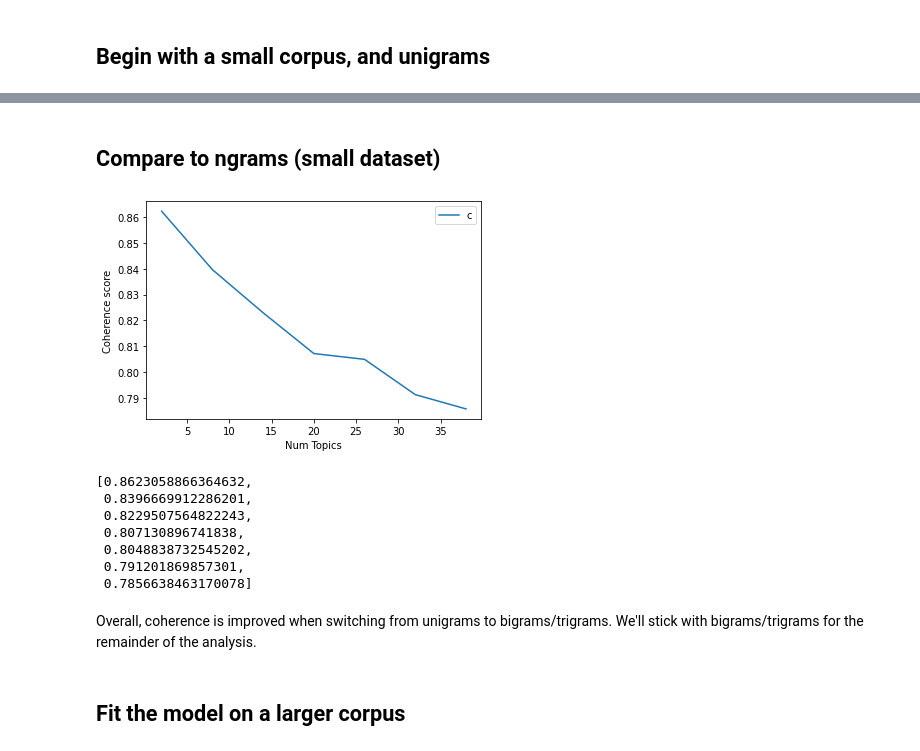
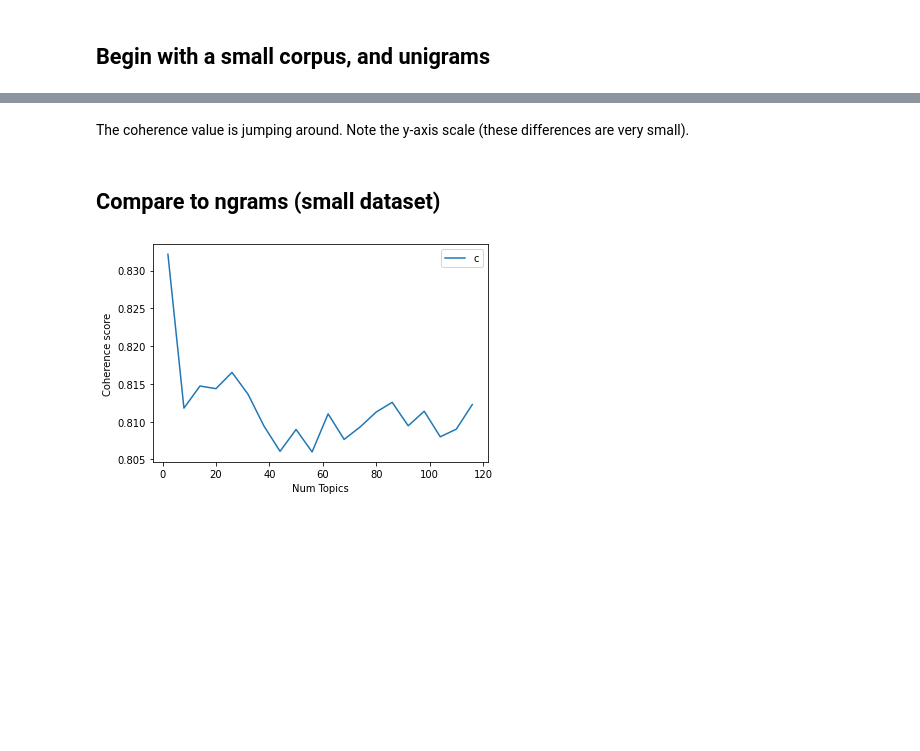
Before and after one commit to sanjibg01/CS410-project-team-trailblazers, a Jupyter notebook: topic_modeling.ipynb, the cells around one changed output, grey strips where cells are left out. Cells and saved outputs as stored; diff of their text form; code cells hidden in the pictures; blank space fills up the shorter version.

Commit message:
md_preprocess abstracts some progress

```diff
--- a/topic_modeling.ipynb
+++ b/topic_modeling.ipynb
@@ -24,5 +38,7 @@ mod.set_texts()
 mod.set_dictionary()
 mod.set_corpus()
 
-start = 2; stop = 40; step = 6
+start = 2; stop = 120; step = 6
 model_list, coherence_values = mod.optimal_model_search(start, stop, step)
+
+mod.plot_model_search_results(coherence_values, start, stop, step)
@@ -45,25 +47,10 @@ coherence_values
+# %% [markdown]
+The coherence value is jumping around. Note the y-axis scale (these differences are very small).
 # %% [markdown]
 ## Compare to ngrams (small dataset)
 # %%
-mod = TopicModeler('preprocessed_input/preprocessed_input_10k_ngrams.json')
-mod.set_texts()
-mod.set_dictionary()
-mod.set_corpus()
-
 model_list, coherence_values = mod.optimal_model_search(start,stop,step)
 
 mod.plot_model_search_results(coherence_values, start, stop, step)
-coherence_values
 # %% [output]
-[figure, old version]
+[figure, new version]
-[0.8623058866364632,
- 0.8396669912286201,
- 0.8229507564822243,
- 0.807130896741838,
- 0.8048838732545202,
- 0.791201869857301,
- 0.7856638463170078]
-# %% [markdown]
-Overall, coherence is improved when switching from unigrams to bigrams/trigrams. We'll stick with bigrams/trigrams for the remainder of the analysis.
-# %% [markdown]
-## Fit the model on a larger corpus
```
Also changed, not shown: parts of 27 cells of this notebook, 1 other file.
